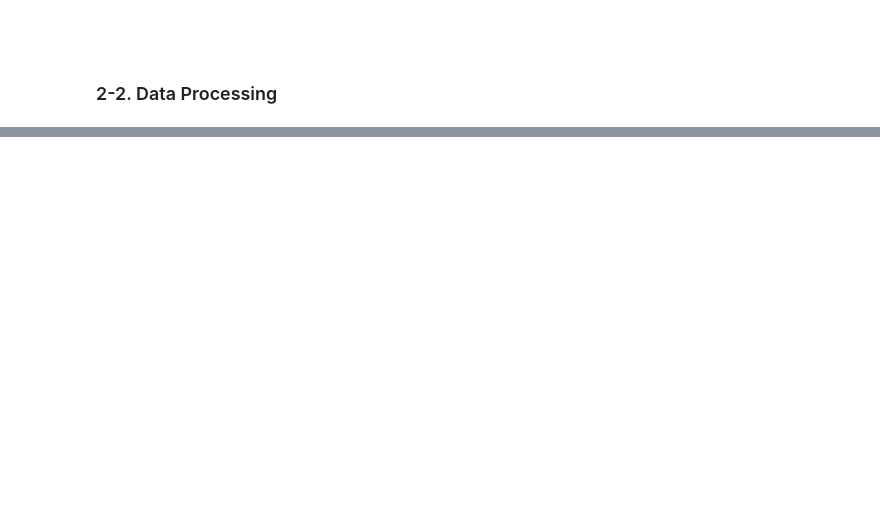
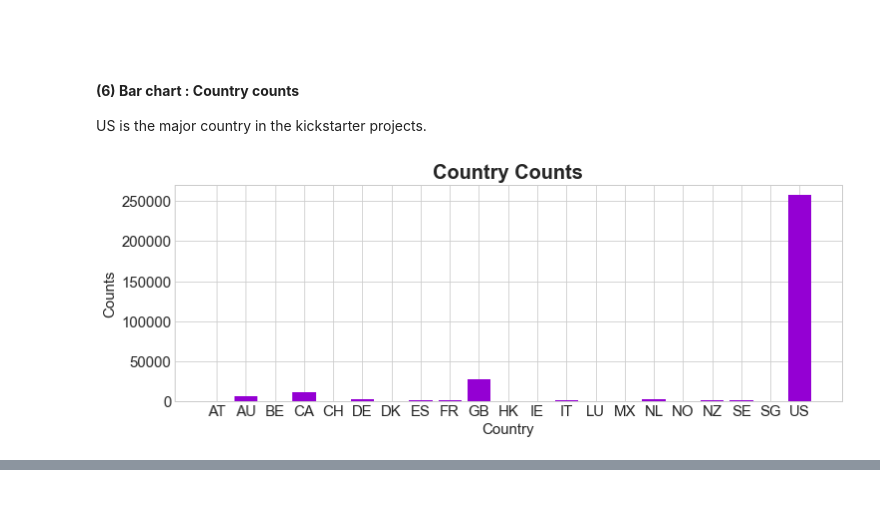
Before and after one commit to ABizCho/py_machineLearning, a Jupyter notebook: Assignment_Individual/asgmt_3_201823869.ipynb, the cells around one changed output, grey strips where cells are left out. Saved outputs shown, nothing was run; the diff lists cells and outputs as text; code cells hidden in the pictures; blank space fills up the shorter version.

```diff
--- a/Assignment_Individual/asgmt_3_201823869.ipynb
+++ b/Assignment_Individual/asgmt_3_201823869.ipynb
@@ -707,4 +775,2 @@ plt.show()
 # %% [markdown]
 <br>
-# %% [markdown]
-### 2-2. Data Processing
@@ -713,0 +777,20 @@ plt.show()
+# %% [markdown]
+#### **(6) Bar chart : Country counts**
+US is the major country in the kickstarter projects.
+# %%
+ks_cnt_country= df_ks.groupby('country')['country'].count()
+
+plt.style.use('seaborn-whitegrid')
+plt.figure(figsize=(12,4))
+
+plt.bar(ks_cnt_country.index.values,ks_cnt_country.values,color='darkviolet')
+
+plt.xticks(fontsize=15)
+plt.yticks(fontsize=15)
+plt.title('Country Counts',fontsize=20,fontweight='bold')
+plt.xlabel('Country',fontsize=15)
+plt.ylabel('Counts',fontsize=15)
+
+plt.show()
+# %% [output]
+[figure, added]
```
Also changed, not shown: parts of 55 cells of this notebook.
